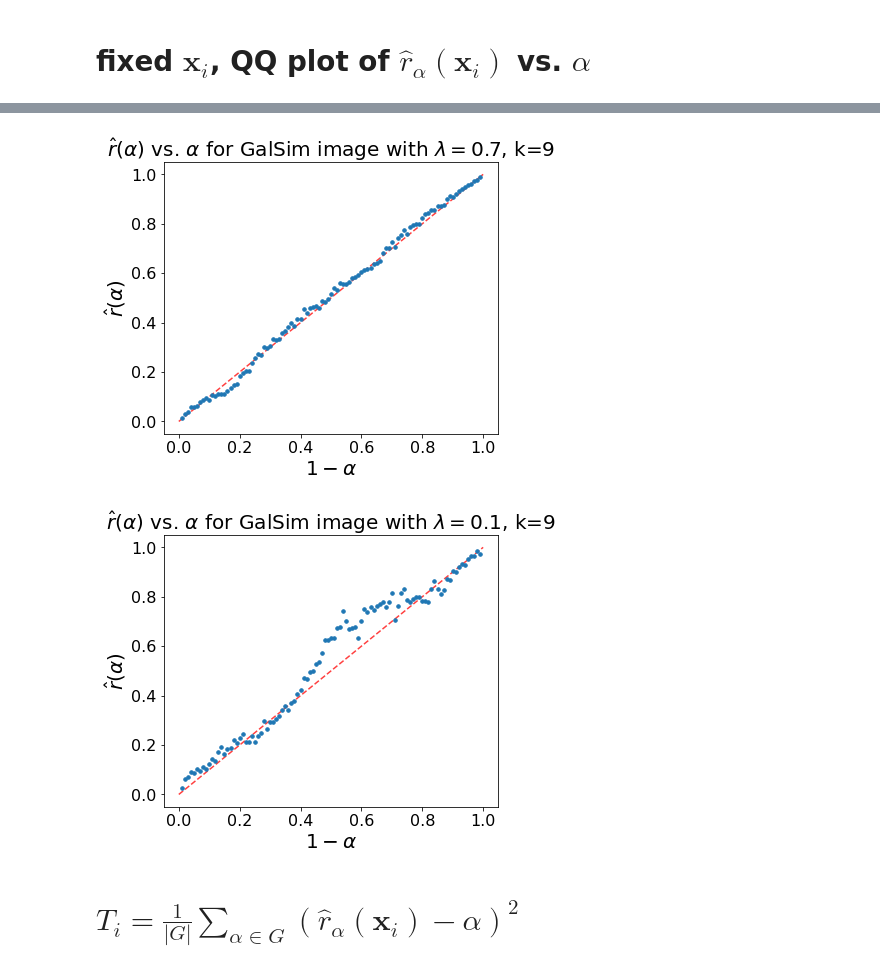
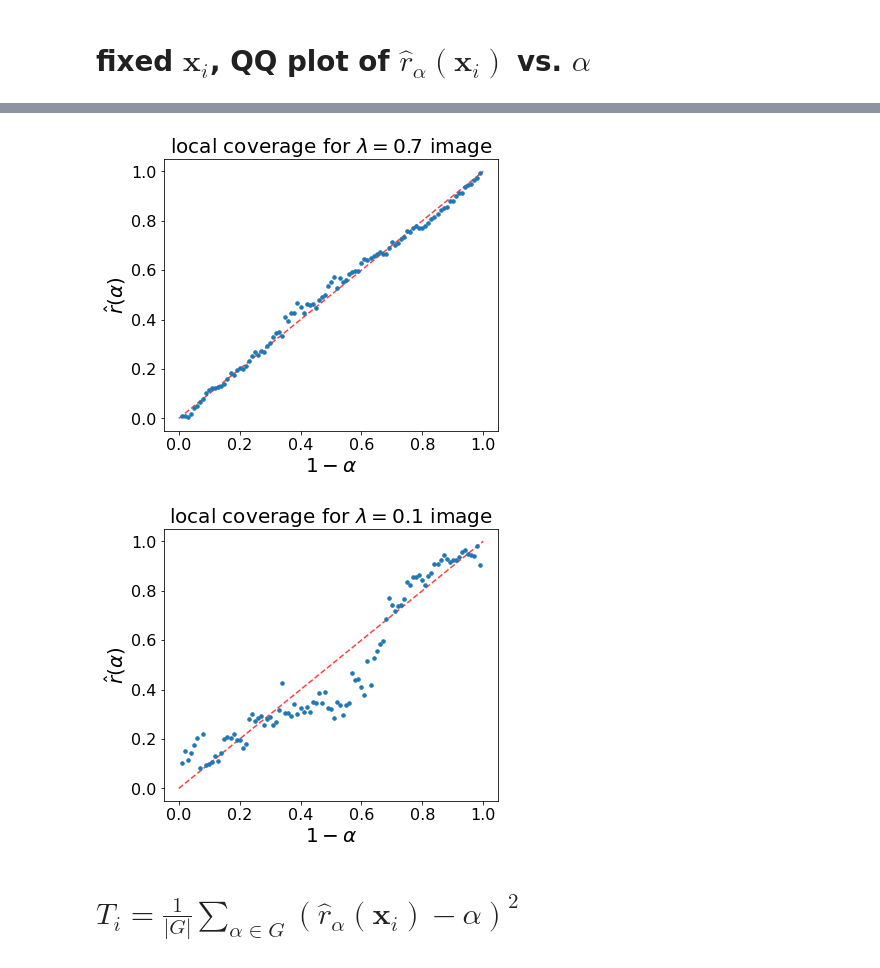
Before and after one commit to zhao-david/CDE-diagnostics, a Jupyter notebook: GalSim_application_v1.ipynb, the cells around one changed output, grey strips where cells are left out. Saved outputs shown, nothing was run; the diff lists cells and outputs as text; code cells hidden in the pictures.

```diff
--- a/GalSim_application_v1.ipynb
+++ b/GalSim_application_v1.ipynb
@@ -189,4 +214,4 @@ with open('galaxies_test_20210207.pkl', 'rb') as handle:
     galaxies_test = pickle.load(handle)
 # %%
-galsim_test = galaxies_test.reshape(4000, 400)
+galsim_test = galaxies_test.reshape(1000, 400)
 # %%
@@ -194,7 +219,7 @@ galsim_test = galaxies_test.reshape(4000, 400)
 # %% [markdown]
 # saved $\hat r$ from MC samples, to build CIs
 # %%
-with open("GalSim_all_rhat_classifiers_2021-02-08-02-49.pkl", 'rb') as handle:
+with open("GalSim_all_rhat_classifiers_2021-.pkl", 'rb') as handle:
     all_rhat_classifiers = pickle.load(handle)
 # %%
 def get_confidence_band_range(n_trials=100, name='x1x2', alpha=0.05, points=[[1,2]]):
@@ -209,5 +250,5 @@ array([0.7, 0.7, 0.7, ..., 0.7, 0.1, 0.7])
 # %%
-points = np.array([galsim_test[0], galsim_test[-2]])
+points = np.array([galsim_test[0], galsim_test[-4]])
 # %%
 alphas = np.linspace(0.01, 0.99, 99)
 # %%
@@ -241,35 +282,35 @@ working on classifier k=9
 0.99
 # %%
 confidence_qqplot = {}
-confidence_qqplot['k=9'] = np.array([get_confidence_band_range(name='k=9', alpha=i, points=points) for i in alphas])
+confidence_qqplot['k=7'] = np.array([get_confidence_band_range(name='k=7', alpha=i, points=points) for i in alphas])
 # %%
-use_series = pd.DataFrame(rhat_alphas_xi['k=9']).T[0]
+use_series = pd.DataFrame(rhat_alphas_xi['k=7']).T[0]
 
 use_series.plot(style='.', figsize=(6,5), markersize=7)
 
 lims = [
     np.min([0,0]),  # min of both axes
     np.max([1,1]),  # max of both axes
 ]
 plt.plot(lims, lims, 'r--', alpha=0.75, zorder=0)
 
 """
 # confidence bands
 plt.fill_between(rhat_alphas_xi['k=9'].index,
                  confidence_qqplot['k=9'][:, 0],
                  confidence_qqplot['k=9'][:, 1],
                  alpha=0.15
                 )
 """
 
-plt.title("$\hat r($" + r'$\alpha$' + "$)$ vs. " + r'$\alpha$' + " for GalSim image with $\lambda=0.7$, k=9", fontsize=20)
+plt.title("local coverage for $\lambda=0.7$ image", fontsize=20)
 plt.xlabel("$1-$" + r'$\alpha$', fontsize=20)
 plt.ylabel("$\hat r($" + r'$\alpha$' + "$)$", fontsize=20)
 plt.tick_params(axis='both', which='major', labelsize=16)
 # %% [output]
-[figure, old version]
+[figure, new version]
 # %%
-use_series = pd.DataFrame(rhat_alphas_xi['k=9']).T[1]
+use_series = pd.DataFrame(rhat_alphas_xi['k=7']).T[1]
 
 use_series.plot(style='.', figsize=(6,5), markersize=7)
 
@@ -288,12 +329,12 @@ plt.fill_between(rhat_alphas_xi['k=9'].index,
                 )
 """
 
-plt.title("$\hat r($" + r'$\alpha$' + "$)$ vs. " + r'$\alpha$' + " for GalSim image with $\lambda=0.1$, k=9", fontsize=20)
+plt.title("local coverage for $\lambda=0.1$ image", fontsize=20)
 plt.xlabel("$1-$" + r'$\alpha$', fontsize=20)
 plt.ylabel("$\hat r($" + r'$\alpha$' + "$)$", fontsize=20)
 plt.tick_params(axis='both', which='major', labelsize=16)
 # %% [output]
-[figure, old version]
+[figure, new version]
 # %%
 #with open('rhat_alphas_xi_20210127.pkl', 'wb') as handle:
 #    pickle.dump(rhat_alphas_xi, handle, protocol=pickle.HIGHEST_PROTOCOL)
```
Also changed, not shown: parts of 59 cells of this notebook.
